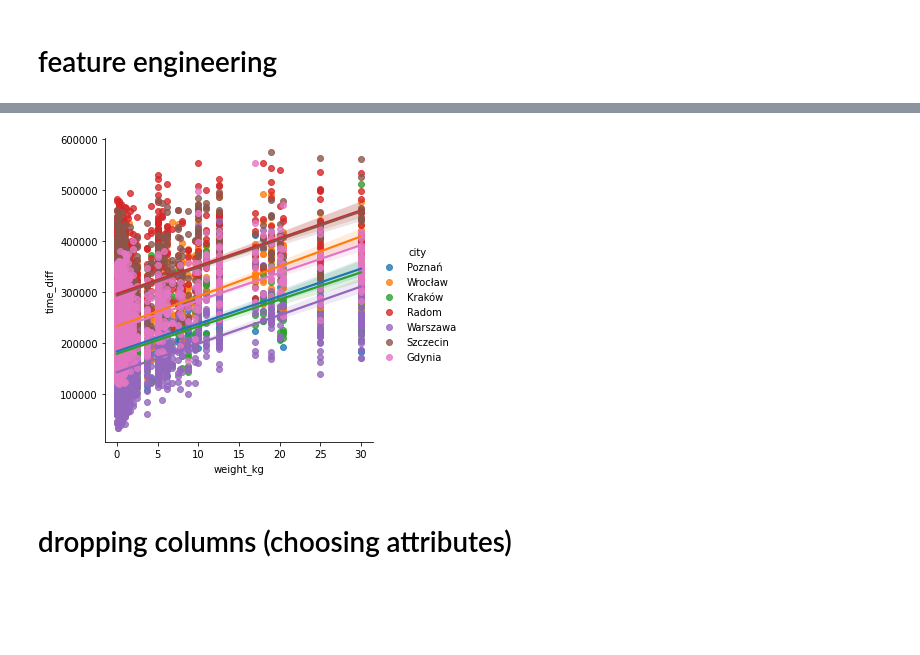
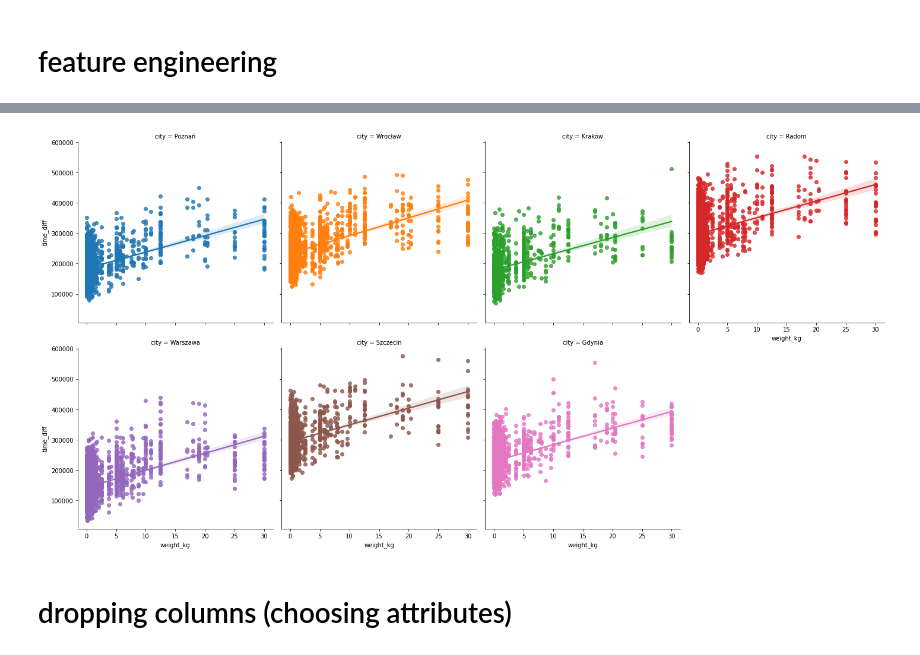
Before and after one commit to milosz-l/delivery-time, a Jupyter notebook: data_analysis.ipynb, the cells around one changed output, grey strips where cells are left out. Drawn from its saved outputs; the diff is of its cells as text; code cells hidden in the pictures; blank space fills up the shorter version.

```diff
--- a/data_analysis.ipynb
+++ b/data_analysis.ipynb
@@ -674,7 +649,7 @@ plot_mi_scores(mi_scores)
 # %%
-g = sns.lmplot(x='weight_kg', y='time_diff', hue='city', data=df)
+g = sns.lmplot(x='weight_kg', y='time_diff', col='city', hue='city', col_wrap=4, data=df)
 # %% [output]
-[figure, old version]
+[figure, new version]
 # %% [markdown]
 # dropping columns (choosing attributes)
 # %%
```
Also changed, not shown: parts of 10 cells of this notebook.
